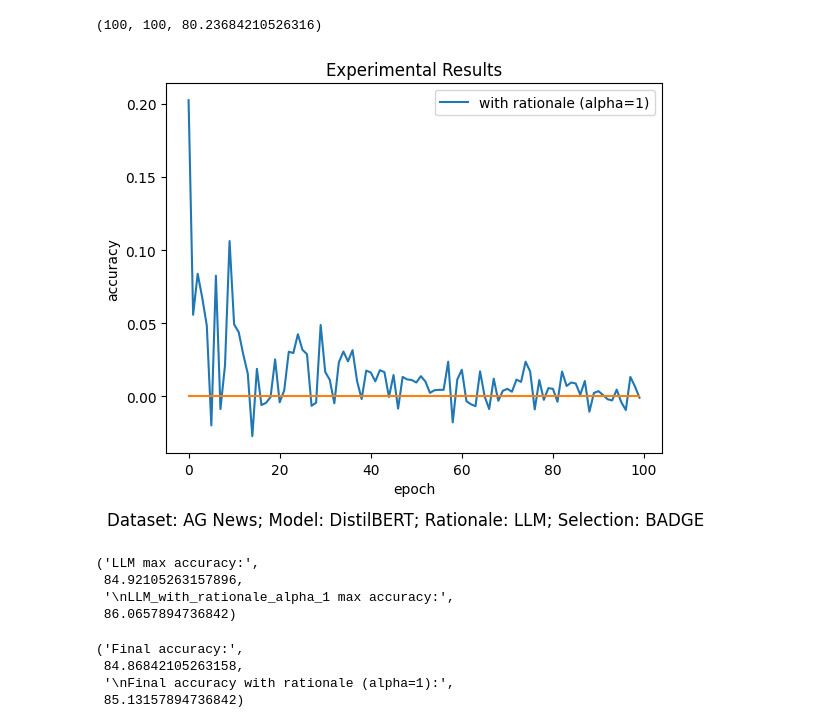
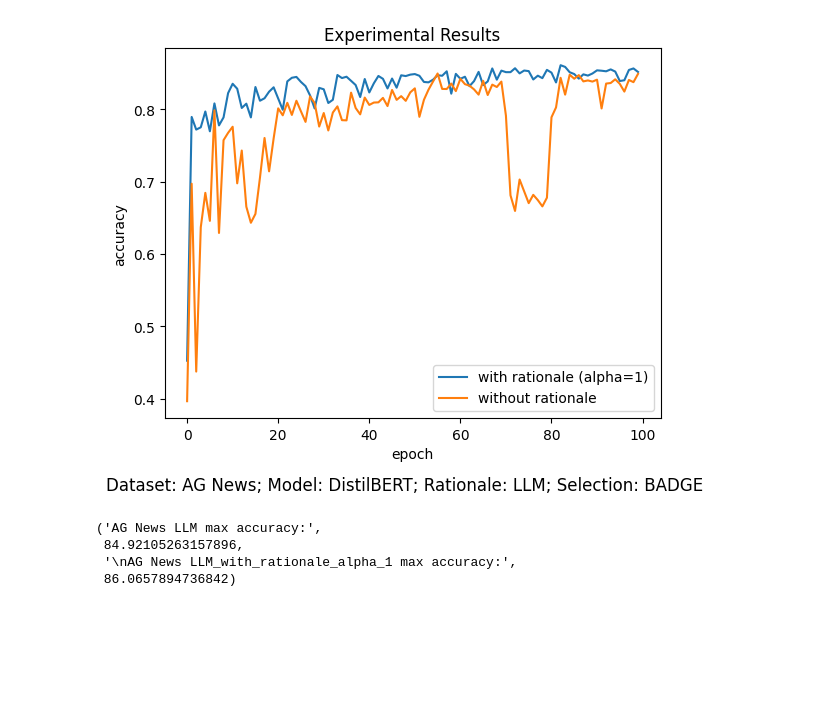
Before and after one commit to Ziyang-Yu/ALKD, a Jupyter notebook: draw.ipynb, the cells around one changed output. Cells and saved outputs as stored; diff of their text form; code cells hidden in the pictures; blank space fills up the shorter version.

Commit message:
Auto commit: 2025-11-15 20:23:30 - updated code & results

```diff
--- a/draw.ipynb
+++ b/draw.ipynb
@@ -1,23 +0,0 @@
-# %%
-import json
-
-
-with open('results/agnews/llm_cbm/2025-11-14-02-23-55') as f:
-    llm_cbm_alpha_0 = json.load(f)
-
-with open('results/agnews/llm_cbm/2025-11-14-01-30-16') as f:
-    llm_cbm_alpha_1 = json.load(f)
-
-with open('results/agnews/llm_cbm/2025-11-13-20-44-22') as f:
-    llm_cbm_alpha_0_5 = json.load(f)
-
-with open('results/agnews/llm_cbm/2025-11-14-02-40-54') as f:
-    llm_cbm_alpha_1_5 = json.load(f)
-
-
-with open('results/agnews/llm/2025-11-11-05-58-23') as f:
-    llm = json.load(f)
-# %%
-len(llm), len(llm_cbm_alpha_1), llm[81]
-# %% [output]
-(100, 100, 80.23684210526316)
@@ -27,35 +1,34 @@ llm_cbm_alpha_1 = llm_cbm_alpha_1
+# %%
+import json
+
+with open('results/agnews/llm_cbm/2025-11-14-01-30-16') as f:
+    agnews_llm_cbm_alpha_1 = json.load(f)
+
+with open('results/agnews/llm/2025-11-11-05-58-23') as f:
+    agnews_llm = json.load(f)
+
+with open('results/imdb/llm_cbm/2025-11-15-19-26-29') as f:
+    imdb_llm_cbm_alpha_1 = json.load(f)
+
+with open('results/imdb/llm/2025-11-15-20-15-58') as f:
+    imdb_llm = json.load(f)
 # %%
 import matplotlib.pyplot as plt
 import numpy as np
 
-# plt.plot(np.array(llm_cbm_alpha_1) * 0.01, label='with rationale (alpha=1)')
-# plt.plot(np.array(llm_cbm_alpha_0) * 0.01, label='with rationale (alpha=0)')
-# plt.plot(np.array(llm_cbm_alpha_0_5) * 0.01, label='with rationale (alpha=0.5)')
-# plt.plot(np.array(llm_cbm_alpha_1_5) * 0.01, label='with rationale (alpha=1.5)')
-
-plt.plot((np.array(llm_cbm_alpha_1)-np.array(llm_cbm_alpha_0)) * 0.01, label='with rationale (alpha=1)')
-plt.plot(np.array([0.]*100))
-# plt.plot(np.array(llm) * 0.01, label='without rationale')    # x-axis is implicit: 0,1,2,3...
+plt.plot(np.array(agnews_llm_cbm_alpha_1) * 0.01, label='with rationale (alpha=1)')
+plt.plot(np.array(agnews_llm) * 0.01, label='without rationale')    # x-axis is implicit: 0,1,2,3...
 plt.xlabel("epoch")
 plt.ylabel("accuracy")
 plt.legend()
 plt.title("Experimental Results")
 txt="Dataset: AG News; Model: DistilBERT; Rationale: LLM; Selection: BADGE"
 plt.figtext(0.5, -0.04, txt, wrap=True, horizontalalignment='center', fontsize=12)
 plt.show()
+"AG News LLM max accuracy:", max(agnews_llm), "\nAG News LLM_with_rationale_alpha_1 max accuracy:", max(agnews_llm_cbm_alpha_1)
 # %% [output]
-[figure, old version]
+[figure, new version]
+('AG News LLM max accuracy:',
+ 84.92105263157896,
+ '\nAG News LLM_with_rationale_alpha_1 max accuracy:',
+ 86.0657894736842)
-# %%
-"LLM max accuracy:", max(llm), "\nLLM_with_rationale_alpha_1 max accuracy:", max(llm_cbm_alpha_1)
-# %% [output]
-('LLM max accuracy:',
- 84.92105263157896,
- '\nLLM_with_rationale_alpha_1 max accuracy:',
- 86.0657894736842)
-# %%
-"Final accuracy:", llm[-1], "\nFinal accuracy with rationale (alpha=1):", llm_cbm_alpha_1[-1]
-# %% [output]
-('Final accuracy:',
- 84.86842105263158,
- '\nFinal accuracy with rationale (alpha=1):',
- 85.13157894736842)
```
Also changed, not shown: parts of 2 cells of this notebook, 1 other file.
